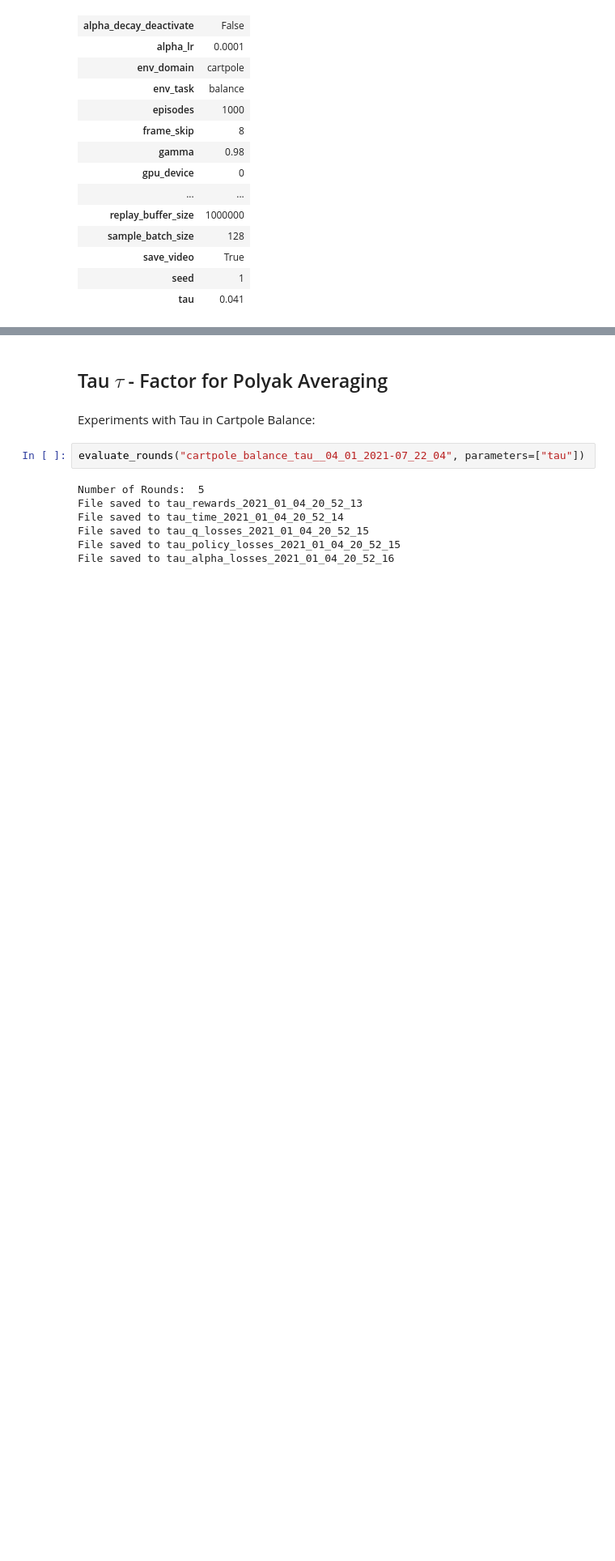
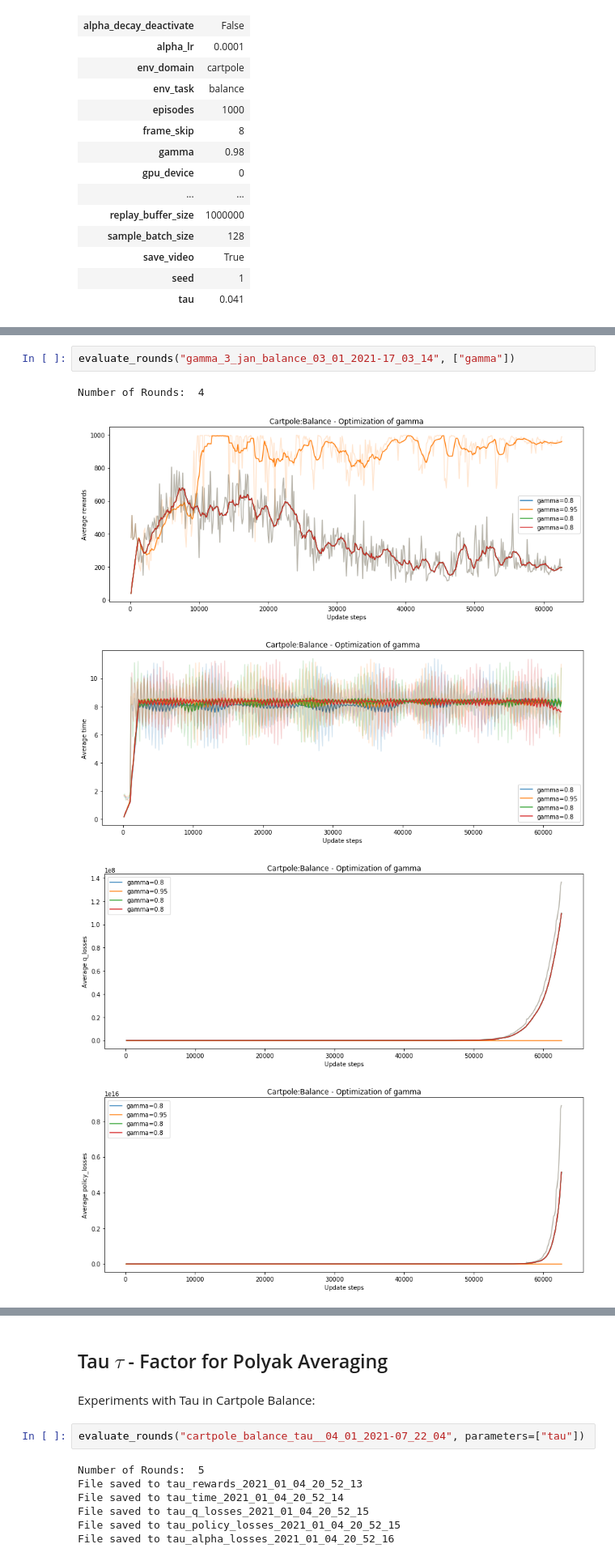
Before and after one commit to dxvidparham/DTU-RL-Sample-Efficiency, a Jupyter notebook: evaluations.ipynb, the cells around one changed output, grey strips where cells are left out. Shown at 81% size. Saved outputs shown, nothing was run; the diff lists cells and outputs as text; blank space fills up the shorter version.

```diff
--- a/evaluations.ipynb
+++ b/evaluations.ipynb
@@ -107,0 +110,8 @@ parameter
+# %%
+evaluate_rounds("gamma_3_jan_balance_03_01_2021-17_03_14", ["gamma"])
+# %% [output]
+Number of Rounds:  4
+[figure, added]
+[figure, added]
+[figure, added]
+[figure, added]
```
Also changed, not shown: parts of 5 cells of this notebook, 1 other file.
